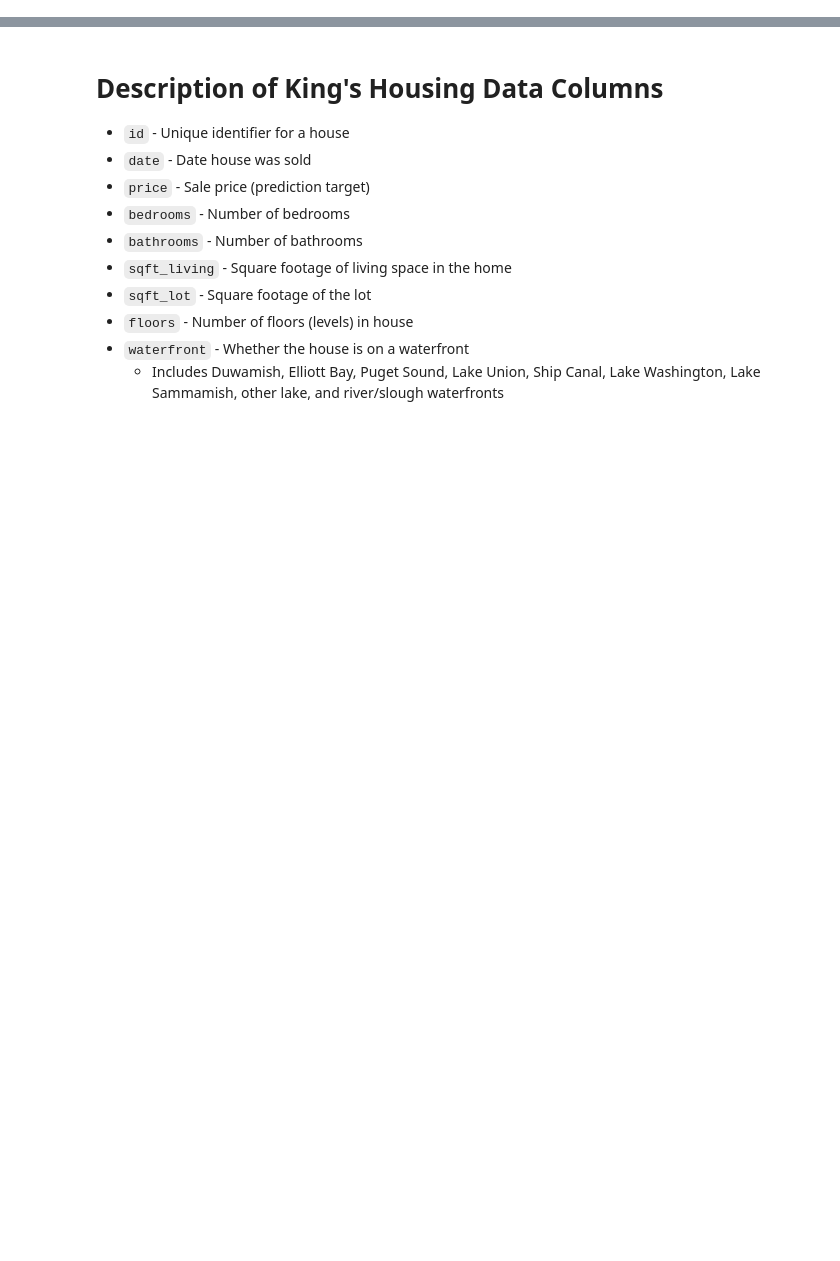
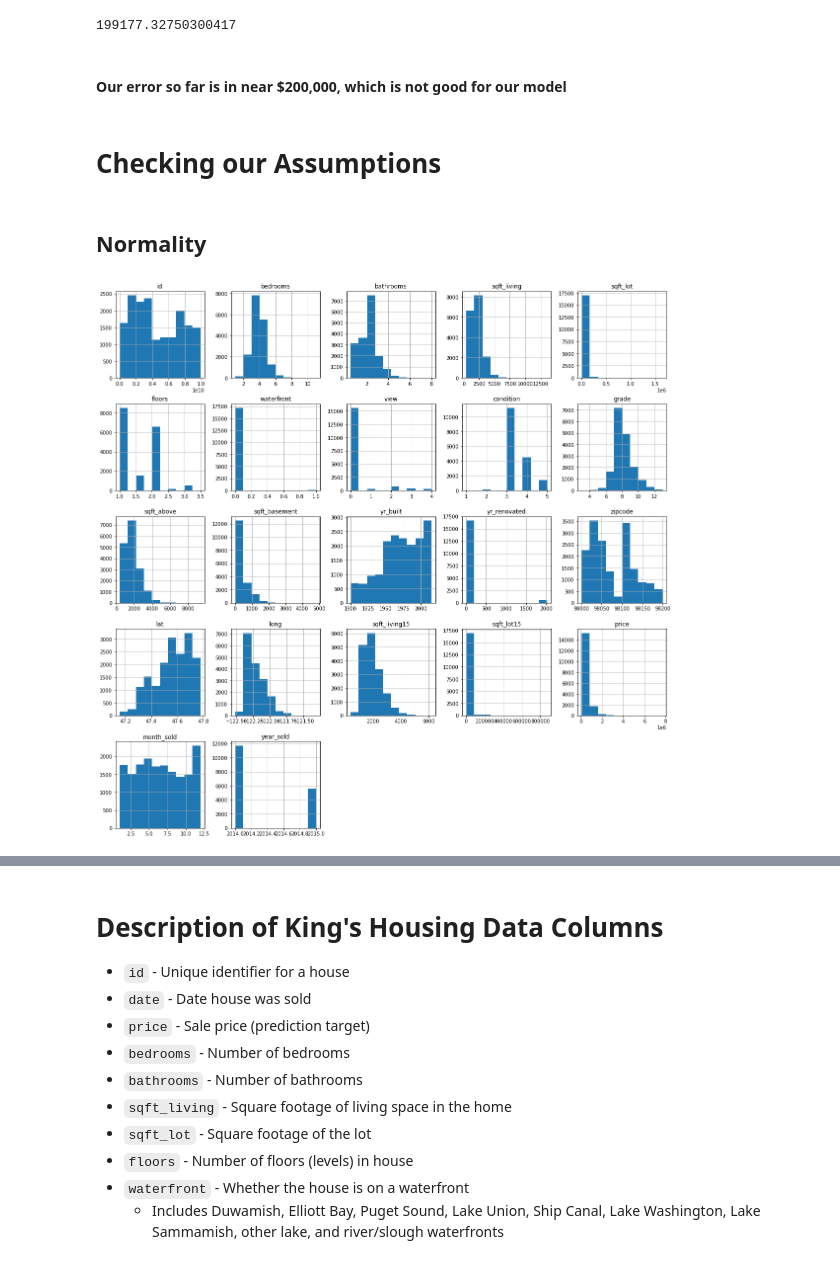
Before and after one commit to DataDoggo215/dsc-phase2-project, a Jupyter notebook: Hoang.ipynb, the cells around one changed output, grey strips where cells are left out. Cells and saved outputs as stored; diff of their text form; code cells hidden in the pictures; blank space fills up the shorter version.

```diff
--- a/Hoang.ipynb
+++ b/Hoang.ipynb
@@ -0,0 +274,14 @@
+# %%
+rms
+# %% [output]
+199177.32750300417
+# %% [markdown]
+#### Our error so far is in near $200,000, which is not good for our model
+# %% [markdown]
+# Checking our Assumptions
+# %% [markdown]
+## Normality
+# %%
+df.hist(figsize=(20,20));
+# %% [output]
+[figure, added]
```
Also changed, not shown: parts of 151 cells of this notebook.
